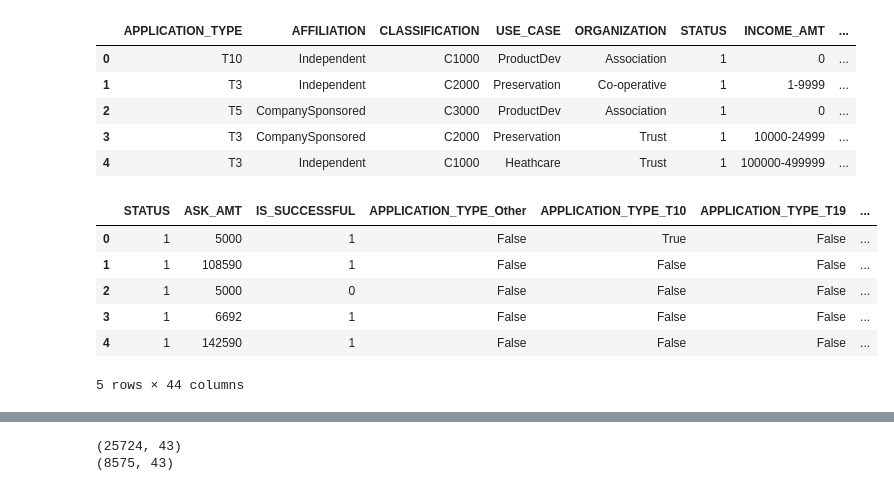
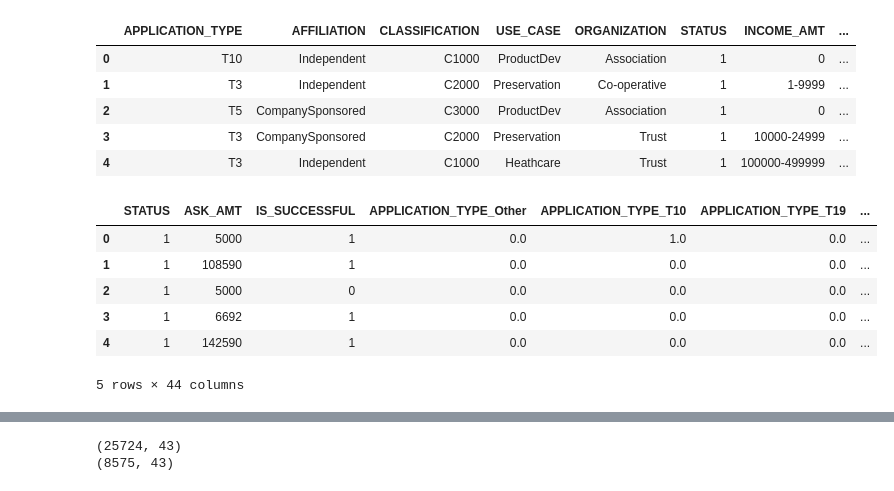
Before and after one commit to emilyfaris/deep-learning-challenge, a Jupyter notebook: alphabet_soup_charity.ipynb, the cells around one changed output, grey strips where cells are left out. Saved outputs shown, nothing was run; the diff lists cells and outputs as text; code cells hidden in the pictures.

```diff
--- a/alphabet_soup_charity.ipynb
+++ b/alphabet_soup_charity.ipynb
@@ -156,20 +156,18 @@ application_df.head()
 | 2 | T5 | CompanySponsored | C3000 | ProductDev | Association | 1 | 0 | ... |
 | 3 | T3 | CompanySponsored | C2000 | Preservation | Trust | 1 | 10000-24999 | ... |
 | 4 | T3 | Independent | C1000 | Heathcare | Trust | 1 | 100000-499999 | ... |
-# %%
-# Converting categorical data to numeric
-dummies_df = pd.get_dummies(application_df, columns=['APPLICATION_TYPE', 'AFFILIATION', 'CLASSIFICATION', 'USE_CASE', 'ORGANIZATION', 'INCOME_AMT', 'SPECIAL_CONSIDERATIONS'])
-application_drop_df = application_df.drop(['APPLICATION_TYPE', 'AFFILIATION', 'CLASSIFICATION', 'USE_CASE', 'ORGANIZATION', 'INCOME_AMT', 'SPECIAL_CONSIDERATIONS'], axis=1, inplace=True)
-application_df_combined = pd.concat([application_drop_df, dummies_df], axis=1)
-
-application_df_combined.head()
-# %% [output]
-|  | STATUS | ASK_AMT | IS_SUCCESSFUL | APPLICATION_TYPE_Other | APPLICATION_TYPE_T10 | APPLICATION_TYPE_T19 | ... |
-| 0 | 1 | 5000 | 1 | False | True | False | ... |
-| 1 | 1 | 108590 | 1 | False | False | False | ... |
-| 2 | 1 | 5000 | 0 | False | False | False | ... |
-| 3 | 1 | 6692 | 1 | False | False | False | ... |
-| 4 | 1 | 142590 | 1 | False | False | False | ... |
-5 rows × 44 columns
+# %%
+# Converting categorical data to numeric
+dummies_df = pd.get_dummies(application_df, dtype='float')
+
+dummies_df.head()
+# %% [output]
+|  | STATUS | ASK_AMT | IS_SUCCESSFUL | APPLICATION_TYPE_Other | APPLICATION_TYPE_T10 | APPLICATION_TYPE_T19 | ... |
+| 0 | 1 | 5000 | 1 | 0.0 | 1.0 | 0.0 | ... |
+| 1 | 1 | 108590 | 1 | 0.0 | 0.0 | 0.0 | ... |
+| 2 | 1 | 5000 | 0 | 0.0 | 0.0 | 0.0 | ... |
+| 3 | 1 | 6692 | 1 | 0.0 | 0.0 | 0.0 | ... |
+| 4 | 1 | 142590 | 1 | 0.0 | 0.0 | 0.0 | ... |
+5 rows × 44 columns
 # %%
 # Splitting preprocessed data into features and target arrays
```
Also changed, not shown: parts of 7 cells of this notebook, 1 other file.
